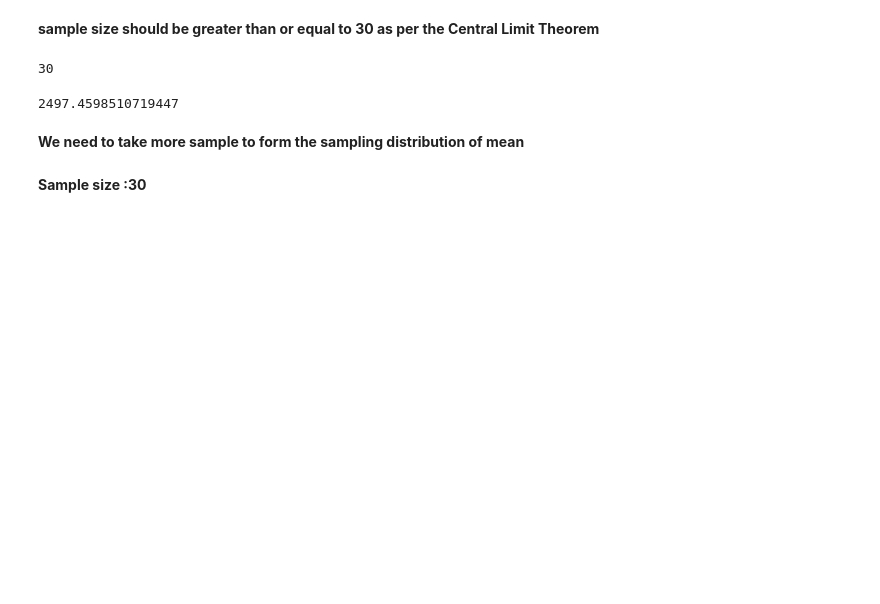
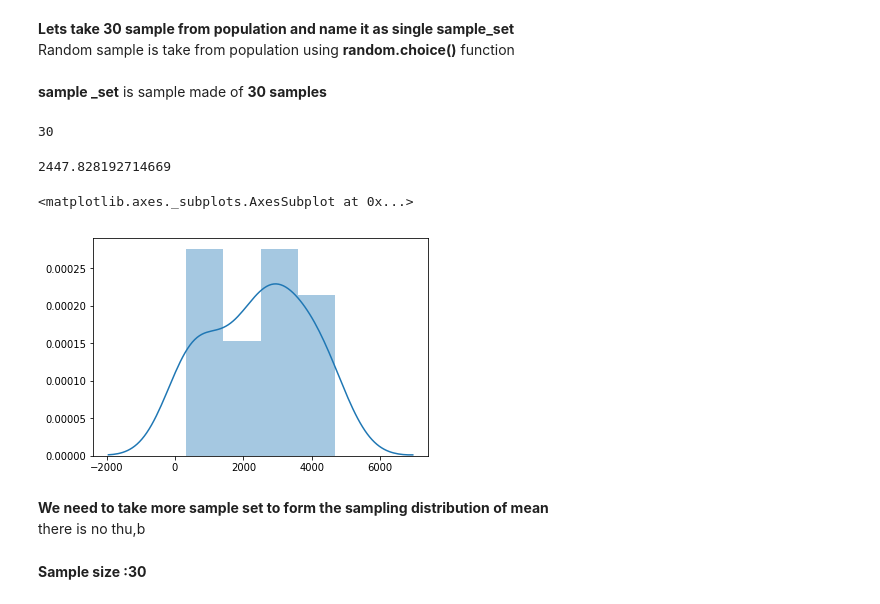
Before and after one commit to karthi10693k/Blog, a Jupyter notebook: Central Limit Theorem.ipynb, the cells around one changed output. Saved outputs shown, nothing was run; the diff lists cells and outputs as text; code cells hidden in the pictures; blank space fills up the shorter version.

```diff
--- a/Central Limit Theorem.ipynb
+++ b/Central Limit Theorem.ipynb
@@ -21,3 +27,6 @@ np.std(population)
-# %% [markdown]
-**sample size should be greater than or equal to 30 as per the Central Limit Theorem**
+# %% [markdown]
+**Lets take 30 sample from population and name it as single sample_set** <br>
+Random sample is take from population using **random.choice()** function <br>
+<br>
+**sample _set** is sample made of __30 samples__
 # %%
@@ -29,11 +38,17 @@ len(sample)
 # %% [output]
 30
 # %%
-np.mean(sample)  #sample mean of single sample
+np.mean(sample_set)  #sample mean of single sample_set
 # %% [output]
-2497.4598510719447
+2447.828192714669
+# %%
+sns.distplot(sample_set)
+# %% [output]
+<matplotlib.axes._subplots.AxesSubplot at 0x...>
+[figure, added]
 # %% [markdown]
-**We need to take more sample to form the sampling distribution of mean**
+**We need to take more sample set  to form the sampling distribution of mean**<br>
+there is no thu,b
 # %% [markdown]
 **Sample size :30**
 # %%
```
Also changed, not shown: parts of 26 cells of this notebook.
